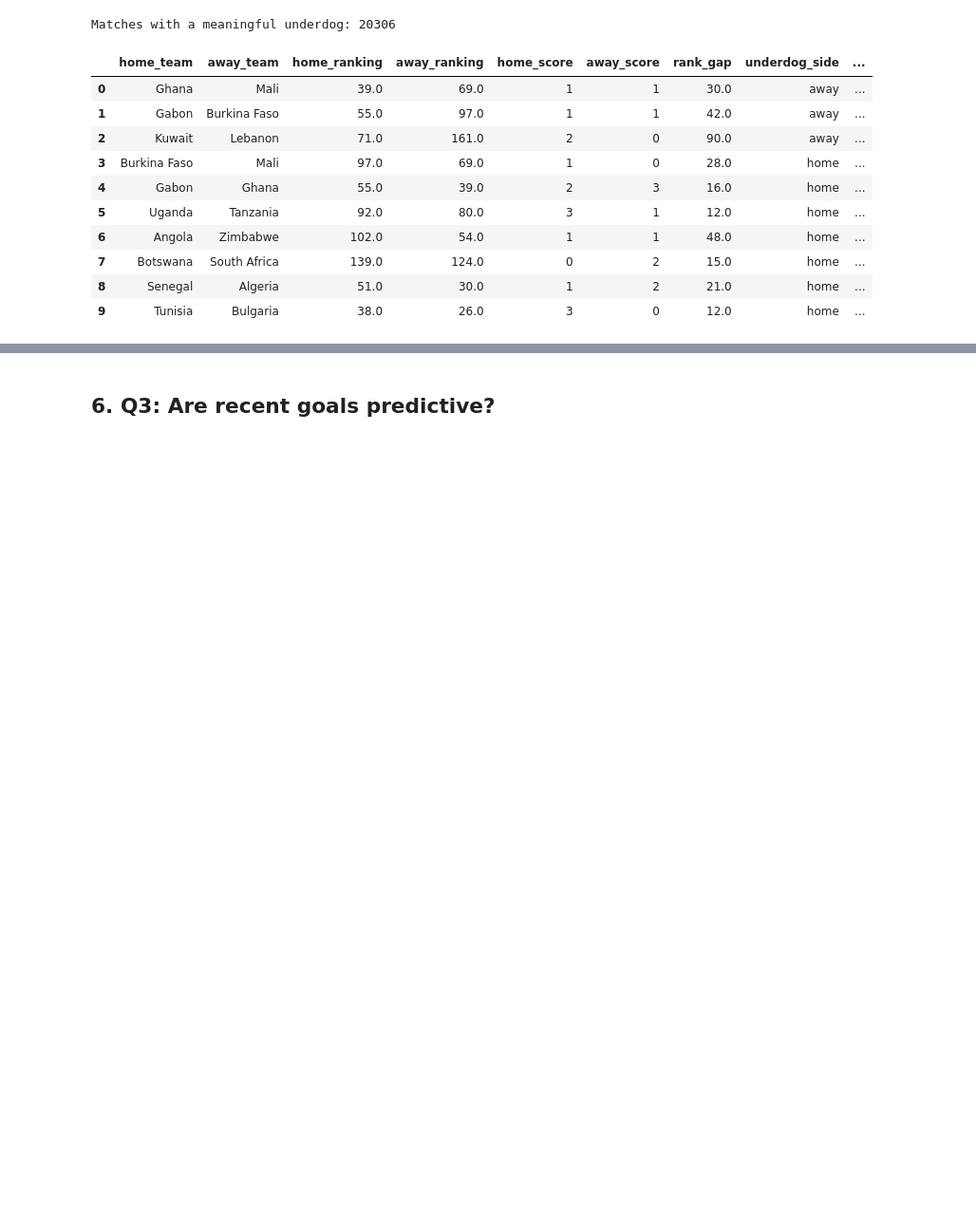
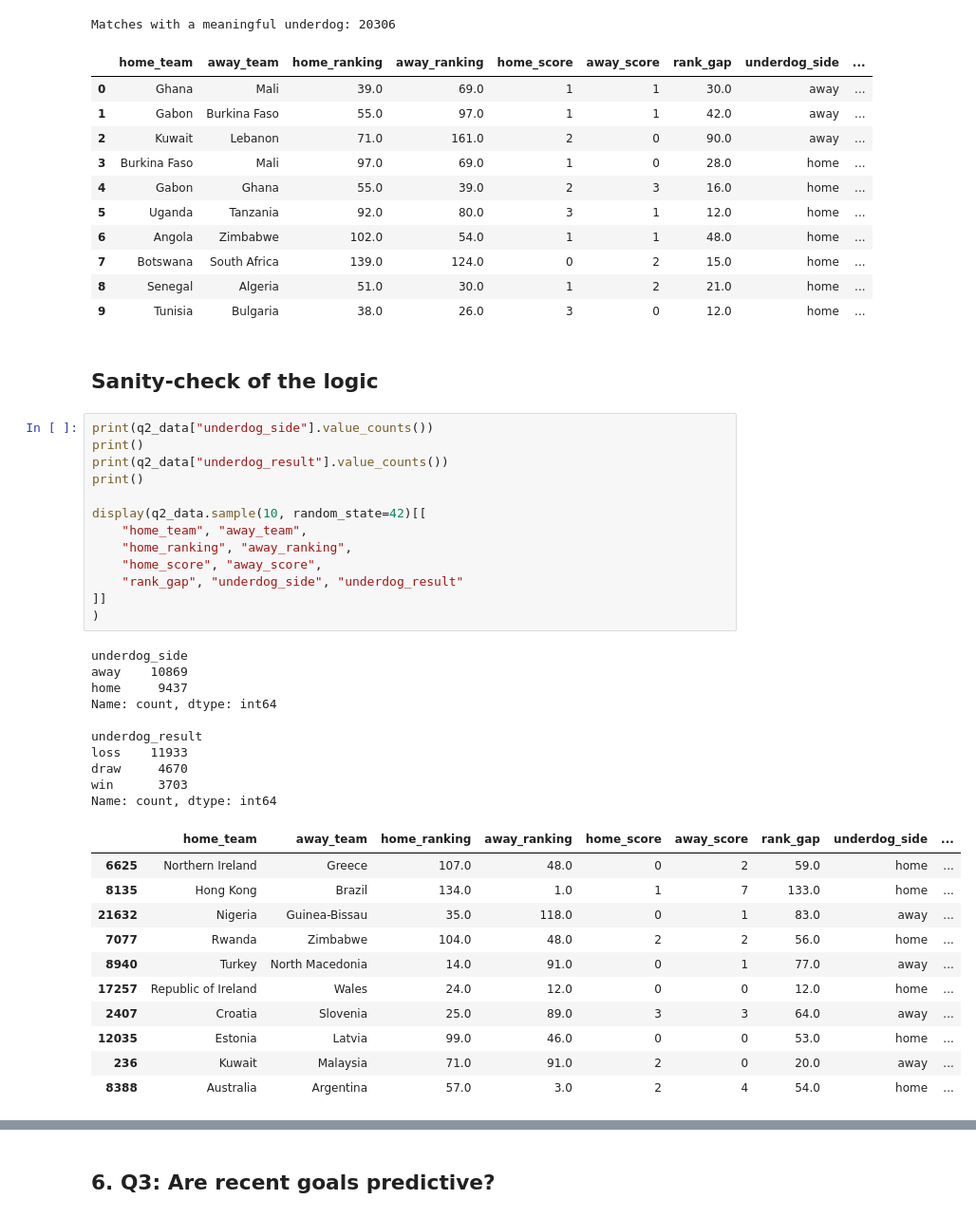
Before and after one commit to Alejandromarchesini12/fifa-worldcup-ml-simulation, a Jupyter notebook: notebooks/Phase2_Exploratory_Data_Analysis.ipynb, the cells around one changed output, grey strips where cells are left out. Shown at 95% size. Drawn from its saved outputs; the diff is of its cells as text; blank space fills up the shorter version.

Commit message:
Underdog def + preliminary answer to Q2

```diff
--- a/notebooks/Phase2_Exploratory_Data_Analysis.ipynb
+++ b/notebooks/Phase2_Exploratory_Data_Analysis.ipynb
@@ -369,3 +369,40 @@ Matches with a meaningful underdog: 20306
 | 7 | Botswana | South Africa | 139.0 | 124.0 | 0 | 2 | 15.0 | home | ... |
 | 8 | Senegal | Algeria | 51.0 | 30.0 | 1 | 2 | 21.0 | home | ... |
 | 9 | Tunisia | Bulgaria | 38.0 | 26.0 | 3 | 0 | 12.0 | home | ... |
+# %% [markdown]
+## Sanity-check of the logic ##
+# %%
+print(q2_data["underdog_side"].value_counts())
+print()
+print(q2_data["underdog_result"].value_counts())
+print()
+
+display(q2_data.sample(10, random_state=42)[[
+    "home_team", "away_team",
+    "home_ranking", "away_ranking",
+    "home_score", "away_score",
+    "rank_gap", "underdog_side", "underdog_result"
+]]
+)
+# %% [output]
+underdog_side
+away    10869
+home     9437
+Name: count, dtype: int64
+
+underdog_result
+loss    11933
+draw     4670
+win      3703
+Name: count, dtype: int64
+|  | home_team | away_team | home_ranking | away_ranking | home_score | away_score | rank_gap | underdog_side | ... |
+| 6625 | Northern Ireland | Greece | 107.0 | 48.0 | 0 | 2 | 59.0 | home | ... |
+| 8135 | Hong Kong | Brazil | 134.0 | 1.0 | 1 | 7 | 133.0 | home | ... |
+| 21632 | Nigeria | Guinea-Bissau | 35.0 | 118.0 | 0 | 1 | 83.0 | away | ... |
+| 7077 | Rwanda | Zimbabwe | 104.0 | 48.0 | 2 | 2 | 56.0 | home | ... |
+| 8940 | Turkey | North Macedonia | 14.0 | 91.0 | 0 | 1 | 77.0 | away | ... |
+| 17257 | Republic of Ireland | Wales | 24.0 | 12.0 | 0 | 0 | 12.0 | home | ... |
+| 2407 | Croatia | Slovenia | 25.0 | 89.0 | 3 | 3 | 64.0 | away | ... |
+| 12035 | Estonia | Latvia | 99.0 | 46.0 | 0 | 0 | 53.0 | home | ... |
+| 236 | Kuwait | Malaysia | 71.0 | 91.0 | 2 | 0 | 20.0 | away | ... |
+| 8388 | Australia | Argentina | 57.0 | 3.0 | 2 | 4 | 54.0 | home | ... |
```
Also changed, not shown: parts of 2 cells of this notebook.
